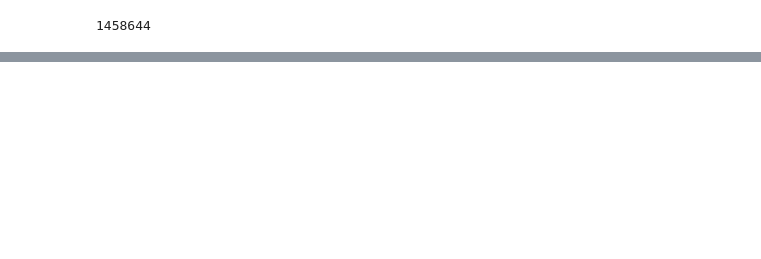
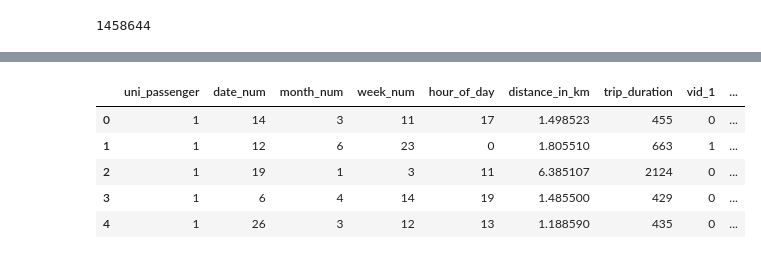
Before and after one commit to issatyajit/NYC-taxi-time-prediction, a Jupyter notebook: NYC_Taxi_Trip_Time_Prediction_Capstone_Project.ipynb, the cells around one changed output, grey strips where cells are left out. Drawn from its saved outputs; the diff is of its cells as text; code cells hidden in the pictures; blank space fills up the shorter version.

```diff
--- a/NYC_Taxi_Trip_Time_Prediction_Capstone_Project.ipynb
+++ b/NYC_Taxi_Trip_Time_Prediction_Capstone_Project.ipynb
@@ -237,0 +362,2 @@ df1=df1[['vendor_id','passenger_count','is_holiday','store_and_fwd_flag','date_n
+# %%
+df2.drop(columns=['passenger_count'],inplace=True)
@@ -237,0 +373,15 @@ df1=df1[['vendor_id','passenger_count','is_holiday','store_and_fwd_flag','date_n
+# %%
+req_var=['vendor_id','uni_passenger','date_num',	'month_num',	'week_num',	'hour_of_day',	'distance_in_km', 'trip_duration']
+# %%
+df2=df2[req_var]
+# %%
+df2=pd.get_dummies(df2, columns=['vendor_id'],prefix=['vid'])
+# %%
+df2.head()
+# %% [output]
+|  | uni_passenger | date_num | month_num | week_num | hour_of_day | distance_in_km | trip_duration | vid_1 | ... |
+| 0 | 1 | 14 | 3 | 11 | 17 | 1.498523 | 455 | 0 | ... |
+| 1 | 1 | 12 | 6 | 23 | 0 | 1.805510 | 663 | 1 | ... |
+| 2 | 1 | 19 | 1 | 3 | 11 | 6.385107 | 2124 | 0 | ... |
+| 3 | 1 | 6 | 4 | 14 | 19 | 1.485500 | 429 | 0 | ... |
+| 4 | 1 | 26 | 3 | 12 | 13 | 1.188590 | 435 | 0 | ... |
```
Also changed, not shown: parts of 27 cells of this notebook.
